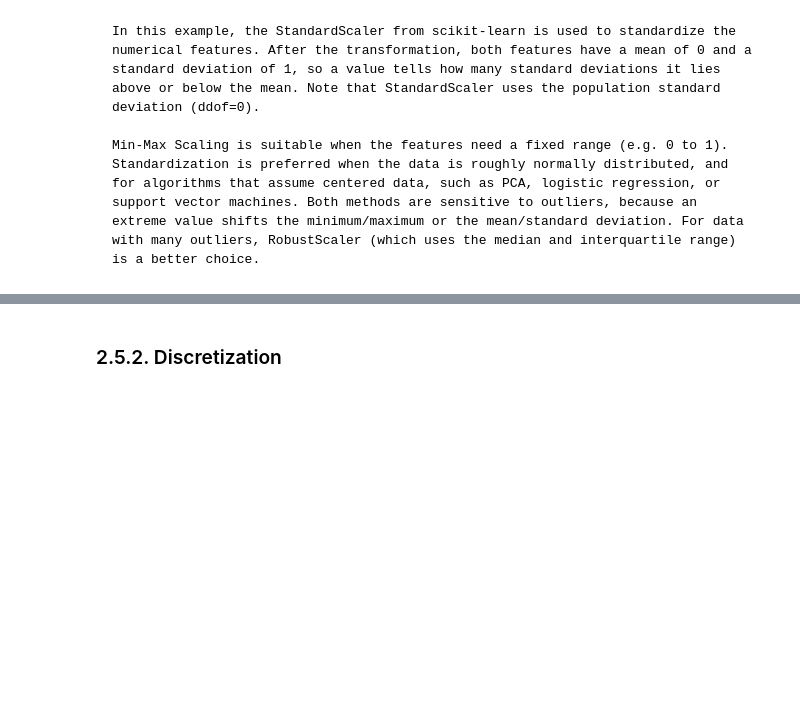
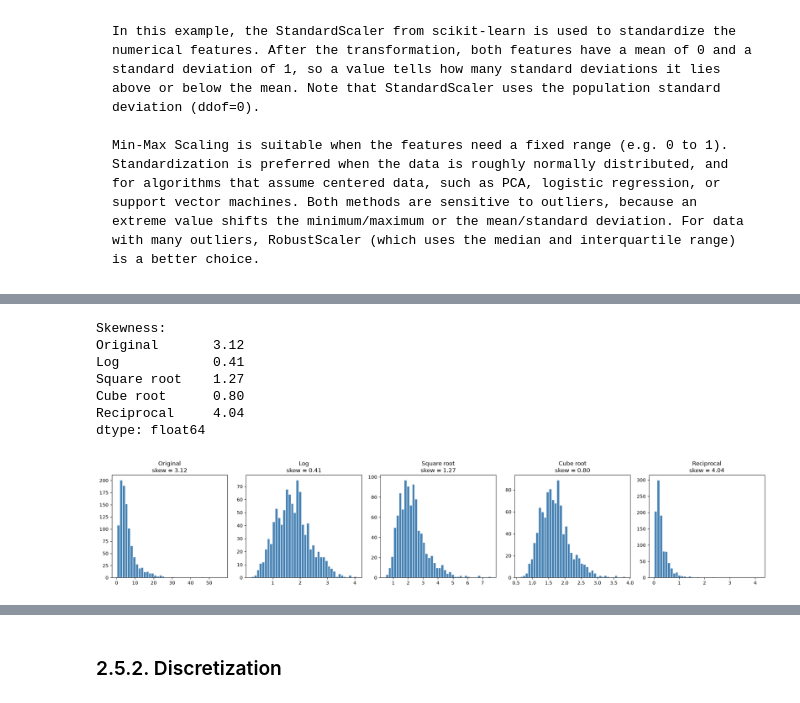
Before and after one commit to kcv-if/Modul-DM-RKA, a Jupyter notebook: Materi/2 - Preprocessing/2 - Praproses Data.ipynb, the cells around one changed output, grey strips where cells are left out. Cells and saved outputs as stored; diff of their text form; code cells hidden in the pictures; blank space fills up the shorter version.

```diff
--- a/Materi/2 - Preprocessing/2 - Praproses Data.ipynb
+++ b/Materi/2 - Preprocessing/2 - Praproses Data.ipynb
@@ -456,0 +514,30 @@ dtype: float64
+# %%
+# 1. Simple mathematical transformations
+transformed = pd.DataFrame({
+    'Original': df['Income'],
+    'Log': np.log1p(df['Income']),
+    'Square root': np.sqrt(df['Income']),
+    'Cube root': np.cbrt(df['Income']),
+    'Reciprocal': 1 / df['Income']
+})
+
+# Compare skewness before and after each transformation
+print("Skewness:")
+print(transformed.skew().round(2))
+
+# Plot the distribution after each transformation
+fig, axes = plt.subplots(1, 5, figsize=(20, 4))
+for ax, col in zip(axes, transformed.columns):
+    ax.hist(transformed[col], bins=40, color='steelblue', edgecolor='white')
+    ax.set_title(f"{col}\nskew = {transformed[col].skew():.2f}")
+plt.tight_layout()
+plt.show()
+# %% [output]
+Skewness:
+Original       3.12
+Log            0.41
+Square root    1.27
+Cube root      0.80
+Reciprocal     4.04
+dtype: float64
+[figure, added]
```
Also changed, not shown: parts of 11 cells of this notebook.
